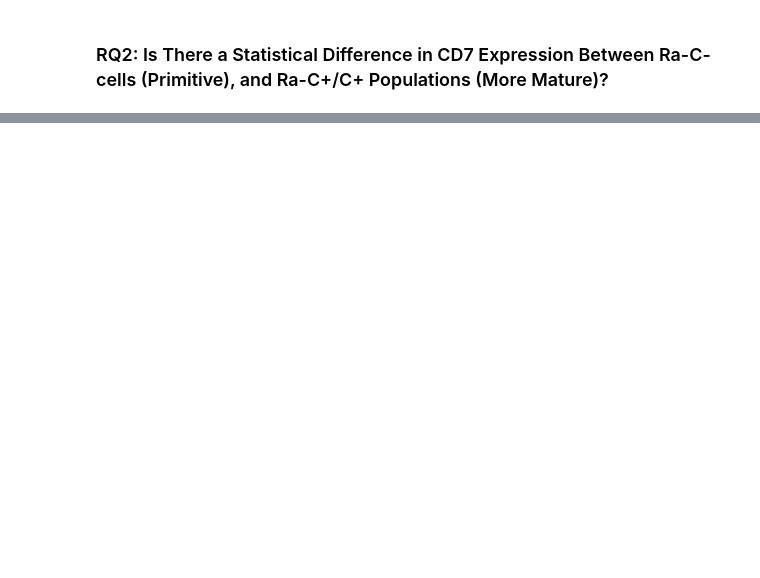
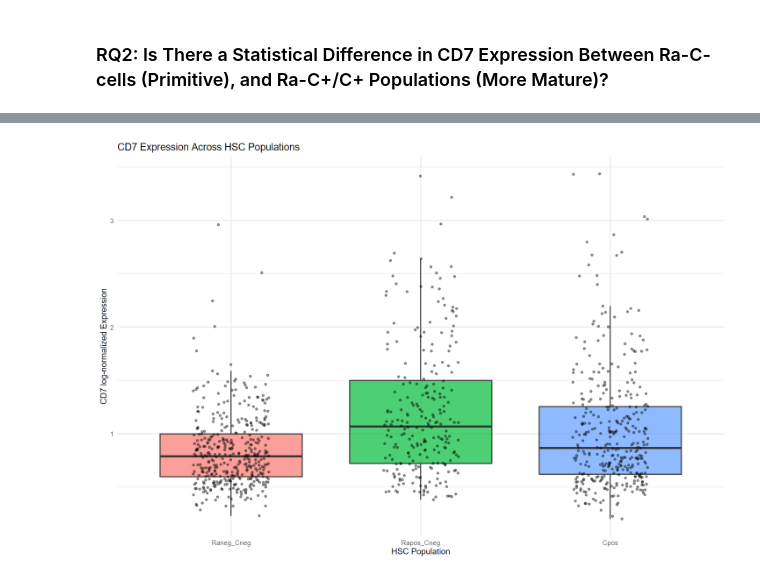
Before and after one commit to piyush-1903/ZandstraEaves_DirectedStudies, a Jupyter notebook: Aim1/d7-d13_RNASeq/Aim2_Analysis.ipynb, the cells around one changed output, grey strips where cells are left out. Saved outputs shown, nothing was run; the diff lists cells and outputs as text; code cells hidden in the pictures; blank space fills up the shorter version.

```diff
--- a/Aim1/d7-d13_RNASeq/Aim2_Analysis.ipynb
+++ b/Aim1/d7-d13_RNASeq/Aim2_Analysis.ipynb
@@ -364,0 +391,24 @@ This sets us up beautifully to explore the RQ2 next:
+# %%
+# Step 1: Filter to 3 populations and CD7+ / CD7_low cells only
+rq2_df <- cd7_filtered_df %>%
+  filter(
+    Group %in% c("Raneg_Cneg", "Rapos_Cneg", "Cpos"),
+    CD7_status != "CD7_neg"
+  )
+
+# Step 2: Ensure Group is a factor with a sensible order
+rq2_df$Group <- factor(rq2_df$Group, levels = c("Raneg_Cneg", "Rapos_Cneg", "Cpos"))
+
+# Step 3: Create boxplot
+ggplot(rq2_df, aes(x = Group, y = CD7_expr, fill = Group)) +
+  geom_boxplot(outlier.shape = NA, alpha = 0.7) +
+  geom_jitter(width = 0.2, size = 0.8, alpha = 0.4) +
+  labs(
+    title = "CD7 Expression Across HSC Populations",
+    x = "HSC Population",
+    y = "CD7 log-normalized Expression"
+  ) +
+  theme_minimal() +
+  theme(legend.position = "none")
+# %% [output]
+[figure, added]
```
Also changed, not shown: parts of 21 cells of this notebook.
